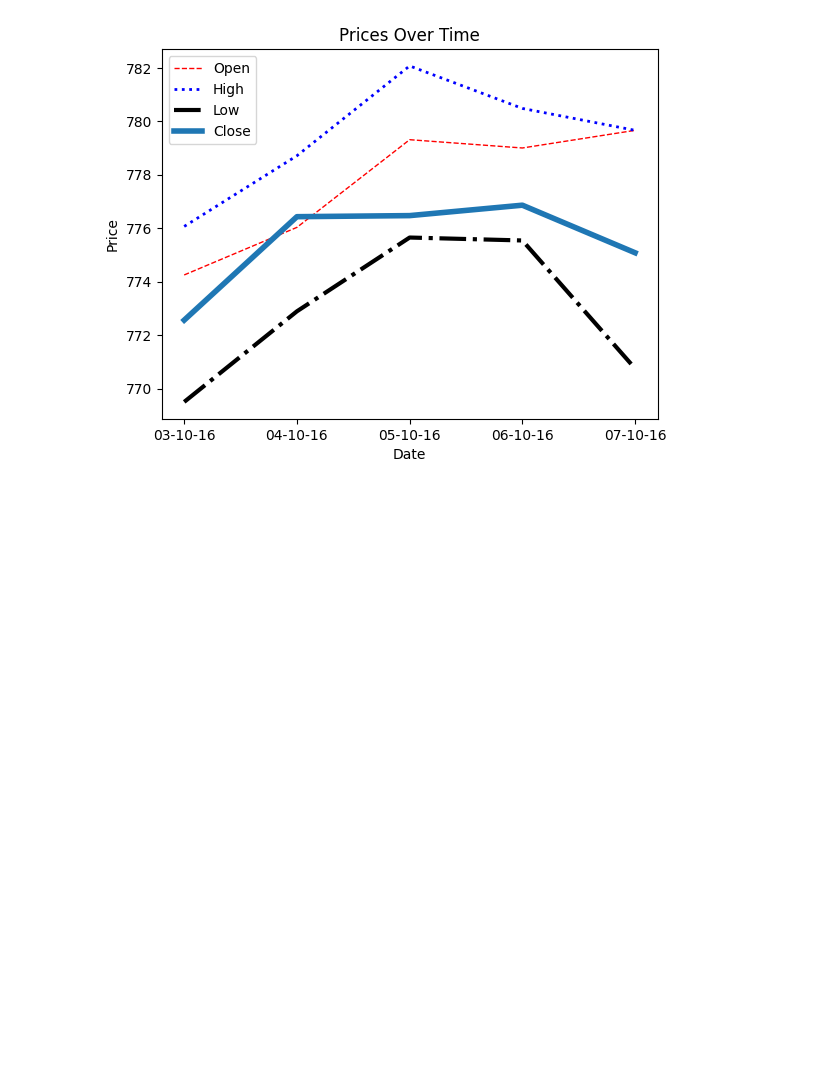
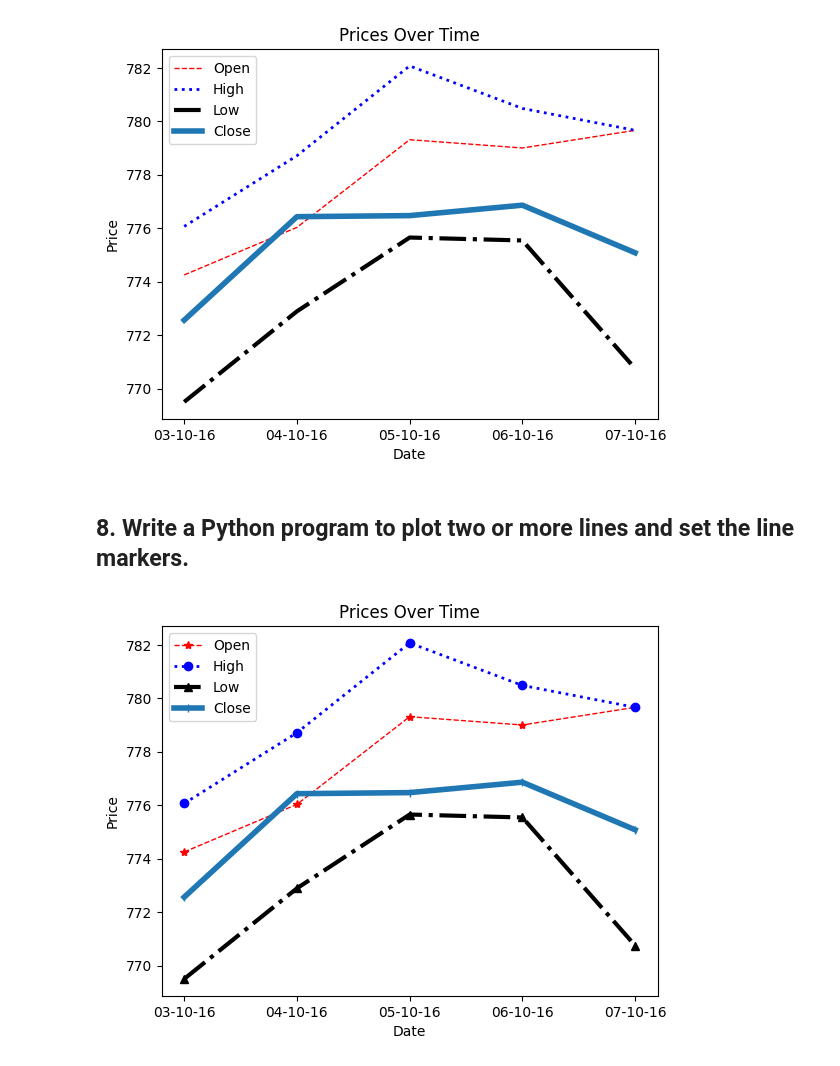
Before and after one commit to shivyelave/Python-Libraries, a Jupyter notebook: Matplotlib/matplotlib_program.ipynb, the cells around one changed output. Drawn from its saved outputs; the diff is of its cells as text; code cells hidden in the pictures; blank space fills up the shorter version.

Commit message:
[Shiv] Add: Program to add marker to plot

```diff
--- a/Matplotlib/matplotlib_program.ipynb
+++ b/Matplotlib/matplotlib_program.ipynb
@@ -294,3 +294,44 @@ if __name__ == '__main__':
     main()
 # %% [output]
 [figure]
+# %% [markdown]
+## 8. Write a Python program to plot two or more lines and set the line markers.
+# %%
+import pandas as pd
+import matplotlib.pyplot as plt
+
+def main():
+    # Read data from CSV file
+    df = pd.read_csv('fdata.csv')
+
+    # Extract columns for plotting
+    open_prices = df['Open']   # Open prices
+    high_prices = df['High']   # High prices
+    low_prices = df['Low']     # Low prices
+    close_prices = df['Close'] # Close prices
+
+    # Plot each line with different labels
+    plt.plot(df['Date'], open_prices, label="Open", lw =1,ls = '--',c='red',marker = '*')   # Plot Open prices
+    plt.plot(df['Date'], high_prices, label="High",lw =2,ls=':',c='blue',marker = 'o')   # Plot High prices
+    plt.plot(df['Date'], low_prices, label="Low",lw =3,ls='-.',c='black',marker = '^')     # Plot Low prices
+    plt.plot(df['Date'], close_prices, label="Close",lw =4,ls = '-',marker = '|') # Plot Close prices
+
+    # Label the x-axis
+    plt.xlabel('Date')  # Label for the x-axis
+
+    # Label the y-axis
+    plt.ylabel('Price')  # Label for the y-axis
+
+    # Set the title of the plot
+    plt.title('Prices Over Time')  # Title of the plot
+
+    # Add a legend to the plot
+    plt.legend()
+
+    # Display the plot
+    plt.show()  # Display the plot
+
+if __name__ == '__main__':
+    main()
+# %% [output]
+[figure, added]
```
